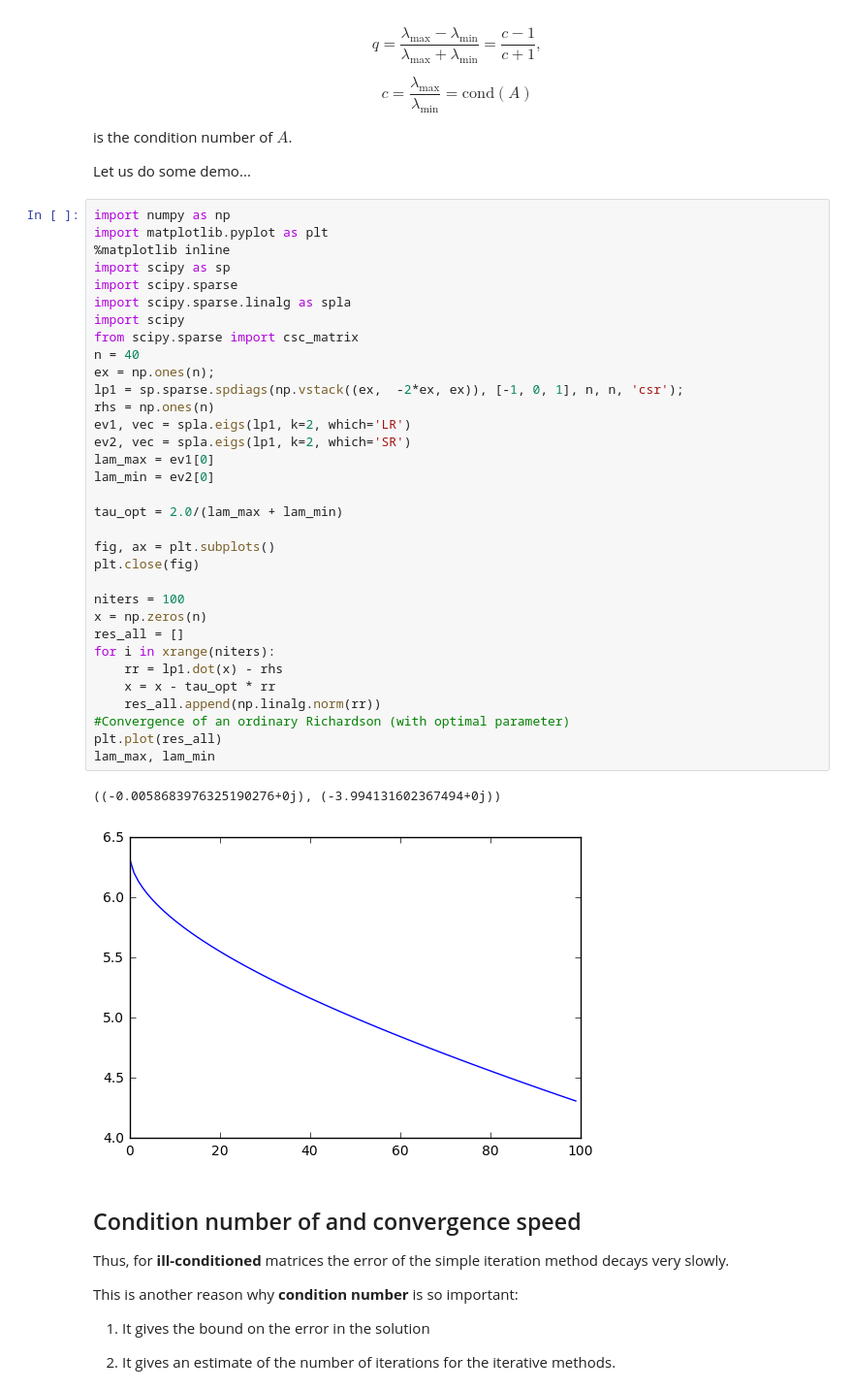
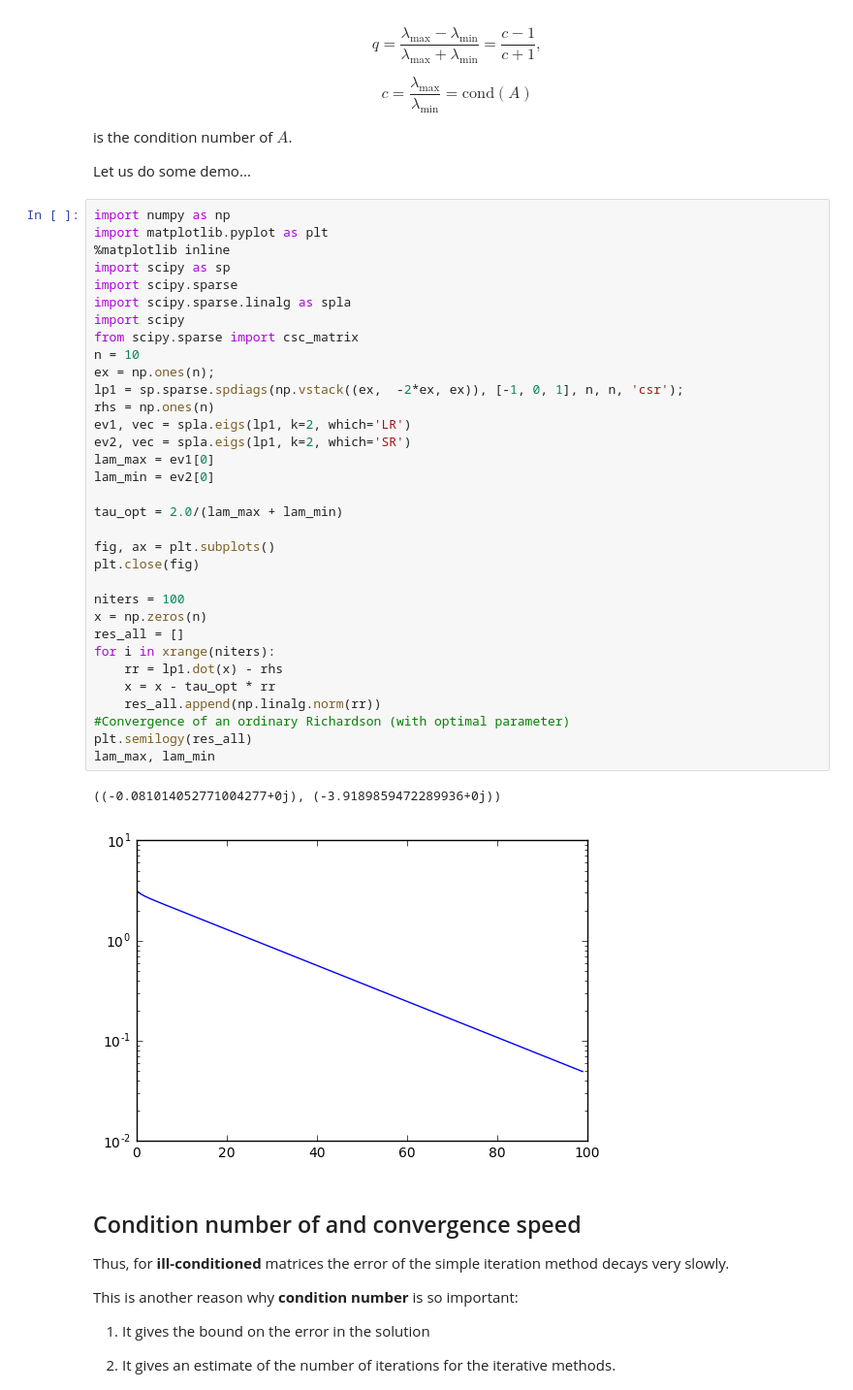
Before and after one commit to oseledets/nla2016, a Jupyter notebook: lectures/lecture-10.ipynb, the cells around one changed output. Shown at 97% size. Drawn from its saved outputs; the diff is of its cells as text.

```diff
--- a/lectures/lecture-10.ipynb
+++ b/lectures/lecture-10.ipynb
@@ -250,37 +250,37 @@ import numpy as np
 import matplotlib.pyplot as plt
 %matplotlib inline
 import scipy as sp
 import scipy.sparse
 import scipy.sparse.linalg as spla
 import scipy
 from scipy.sparse import csc_matrix
-n = 40
+n = 10
 ex = np.ones(n);
 lp1 = sp.sparse.spdiags(np.vstack((ex,  -2*ex, ex)), [-1, 0, 1], n, n, 'csr');
 rhs = np.ones(n)
 ev1, vec = spla.eigs(lp1, k=2, which='LR')
 ev2, vec = spla.eigs(lp1, k=2, which='SR')
 lam_max = ev1[0]
 lam_min = ev2[0]
 
 tau_opt = 2.0/(lam_max + lam_min)
 
 fig, ax = plt.subplots()
 plt.close(fig)
 
 niters = 100
 x = np.zeros(n)
 res_all = []
 for i in xrange(niters):
     rr = lp1.dot(x) - rhs
     x = x - tau_opt * rr
     res_all.append(np.linalg.norm(rr))
 #Convergence of an ordinary Richardson (with optimal parameter)
-plt.plot(res_all)
+plt.semilogy(res_all)
 lam_max, lam_min
 # %% [output]
-((-0.0058683976325190276+0j), (-3.994131602367494+0j))
+((-0.081014052771004277+0j), (-3.9189859472289936+0j))
-[figure, old version]
+[figure, new version]
 # %% [markdown]
 ## Condition number of and convergence speed
 Thus, for **ill-conditioned** matrices the error of the simple iteration method decays very slowly.
```
Also changed, not shown: parts of 1 cell of this notebook.
